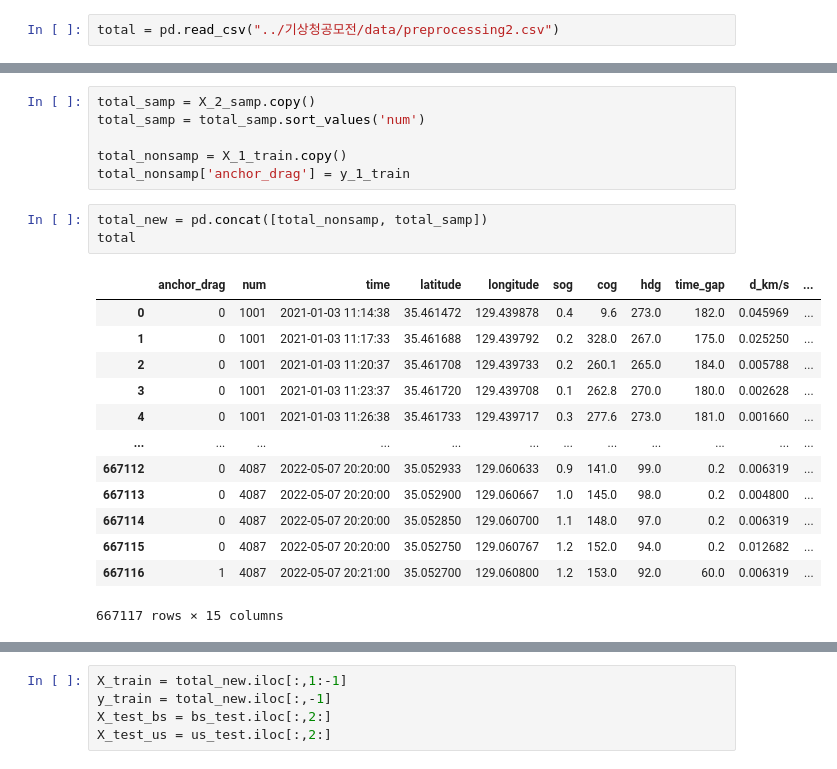
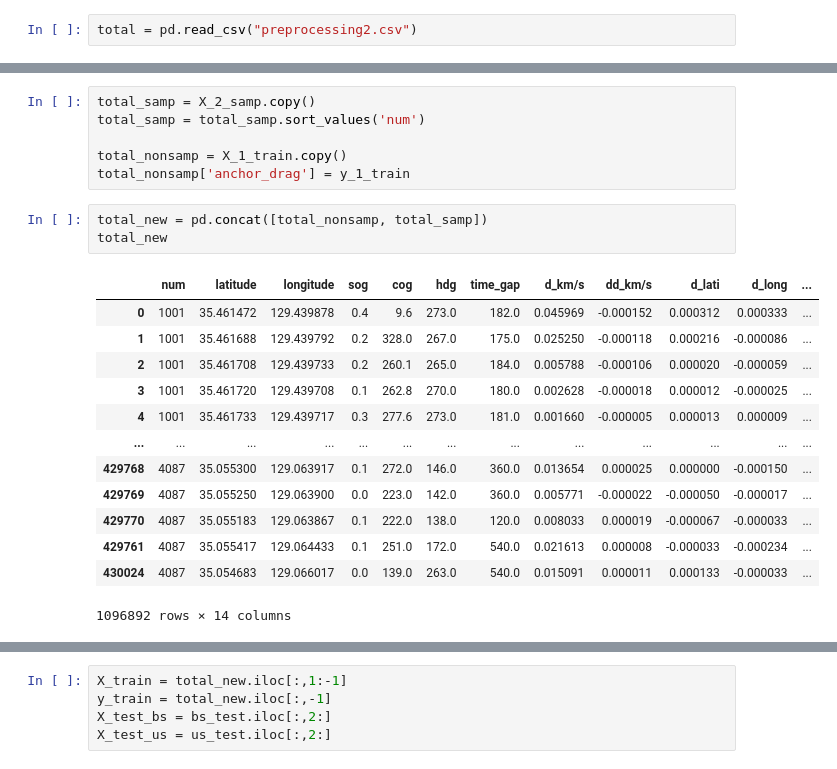
Before and after one commit to KwonBK0223/2023_Weather_Bigdata_Contest, a Jupyter notebook: 230100_Seven 8 Nine_Full code.ipynb, the cells around one changed output, grey strips where cells are left out. Saved outputs shown, nothing was run; the diff lists cells and outputs as text.

```diff
--- a/230100_Seven 8 Nine_Full code.ipynb
+++ b/230100_Seven 8 Nine_Full code.ipynb
@@ -281,7 +281,7 @@ total = total.reset_index(drop=True)
 # %%
 total.to_csv("preprocessing2.csv",index=False)
 # %%
-total = pd.read_csv("../기상청공모전/data/preprocessing2.csv")
+total = pd.read_csv("preprocessing2.csv")
 # %%
 total
 # %% [output]
@@ -328,18 +328,18 @@ total_nonsamp = X_1_train.copy()
 total_nonsamp['anchor_drag'] = y_1_train
 # %%
 total_new = pd.concat([total_nonsamp, total_samp])
-total
+total_new
 # %% [output]
-|  | anchor_drag | num | time | latitude | longitude | sog | cog | hdg | time_gap | d_km/s | ... |
-| 0 | 0 | 1001 | 2021-01-03 11:14:38 | 35.461472 | 129.439878 | 0.4 | 9.6 | 273.0 | 182.0 | 0.045969 | ... |
-| 1 | 0 | 1001 | 2021-01-03 11:17:33 | 35.461688 | 129.439792 | 0.2 | 328.0 | 267.0 | 175.0 | 0.025250 | ... |
-| 2 | 0 | 1001 | 2021-01-03 11:20:37 | 35.461708 | 129.439733 | 0.2 | 260.1 | 265.0 | 184.0 | 0.005788 | ... |
-| 3 | 0 | 1001 | 2021-01-03 11:23:37 | 35.461720 | 129.439708 | 0.1 | 262.8 | 270.0 | 180.0 | 0.002628 | ... |
-| 4 | 0 | 1001 | 2021-01-03 11:26:38 | 35.461733 | 129.439717 | 0.3 | 277.6 | 273.0 | 181.0 | 0.001660 | ... |
-| ... | ... | ... | ... | ... | ... | ... | ... | ... | ... | ... | ... |
-| 667112 | 0 | 4087 | 2022-05-07 20:20:00 | 35.052933 | 129.060633 | 0.9 | 141.0 | 99.0 | 0.2 | 0.006319 | ... |
-| 667113 | 0 | 4087 | 2022-05-07 20:20:00 | 35.052900 | 129.060667 | 1.0 | 145.0 | 98.0 | 0.2 | 0.004800 | ... |
-| 667114 | 0 | 4087 | 2022-05-07 20:20:00 | 35.052850 | 129.060700 | 1.1 | 148.0 | 97.0 | 0.2 | 0.006319 | ... |
-| 667115 | 0 | 4087 | 2022-05-07 20:20:00 | 35.052750 | 129.060767 | 1.2 | 152.0 | 94.0 | 0.2 | 0.012682 | ... |
-| 667116 | 1 | 4087 | 2022-05-07 20:21:00 | 35.052700 | 129.060800 | 1.2 | 153.0 | 92.0 | 60.0 | 0.006319 | ... |
+|  | num | latitude | longitude | sog | cog | hdg | time_gap | d_km/s | dd_km/s | d_lati | d_long | ... |
+| 0 | 1001 | 35.461472 | 129.439878 | 0.4 | 9.6 | 273.0 | 182.0 | 0.045969 | -0.000152 | 0.000312 | 0.000333 | ... |
+| 1 | 1001 | 35.461688 | 129.439792 | 0.2 | 328.0 | 267.0 | 175.0 | 0.025250 | -0.000118 | 0.000216 | -0.000086 | ... |
+| 2 | 1001 | 35.461708 | 129.439733 | 0.2 | 260.1 | 265.0 | 184.0 | 0.005788 | -0.000106 | 0.000020 | -0.000059 | ... |
+| 3 | 1001 | 35.461720 | 129.439708 | 0.1 | 262.8 | 270.0 | 180.0 | 0.002628 | -0.000018 | 0.000012 | -0.000025 | ... |
+| 4 | 1001 | 35.461733 | 129.439717 | 0.3 | 277.6 | 273.0 | 181.0 | 0.001660 | -0.000005 | 0.000013 | 0.000009 | ... |
+| ... | ... | ... | ... | ... | ... | ... | ... | ... | ... | ... | ... | ... |
+| 429768 | 4087 | 35.055300 | 129.063917 | 0.1 | 272.0 | 146.0 | 360.0 | 0.013654 | 0.000025 | 0.000000 | -0.000150 | ... |
+| 429769 | 4087 | 35.055250 | 129.063900 | 0.0 | 223.0 | 142.0 | 360.0 | 0.005771 | -0.000022 | -0.000050 | -0.000017 | ... |
+| 429770 | 4087 | 35.055183 | 129.063867 | 0.1 | 222.0 | 138.0 | 120.0 | 0.008033 | 0.000019 | -0.000067 | -0.000033 | ... |
+| 429761 | 4087 | 35.055417 | 129.064433 | 0.1 | 251.0 | 172.0 | 540.0 | 0.021613 | 0.000008 | -0.000033 | -0.000234 | ... |
+| 430024 | 4087 | 35.054683 | 129.066017 | 0.0 | 139.0 | 263.0 | 540.0 | 0.015091 | 0.000011 | 0.000133 | -0.000033 | ... |
-667117 rows × 15 columns
+1096892 rows × 14 columns
```
Also changed, not shown: parts of 4 cells of this notebook.
